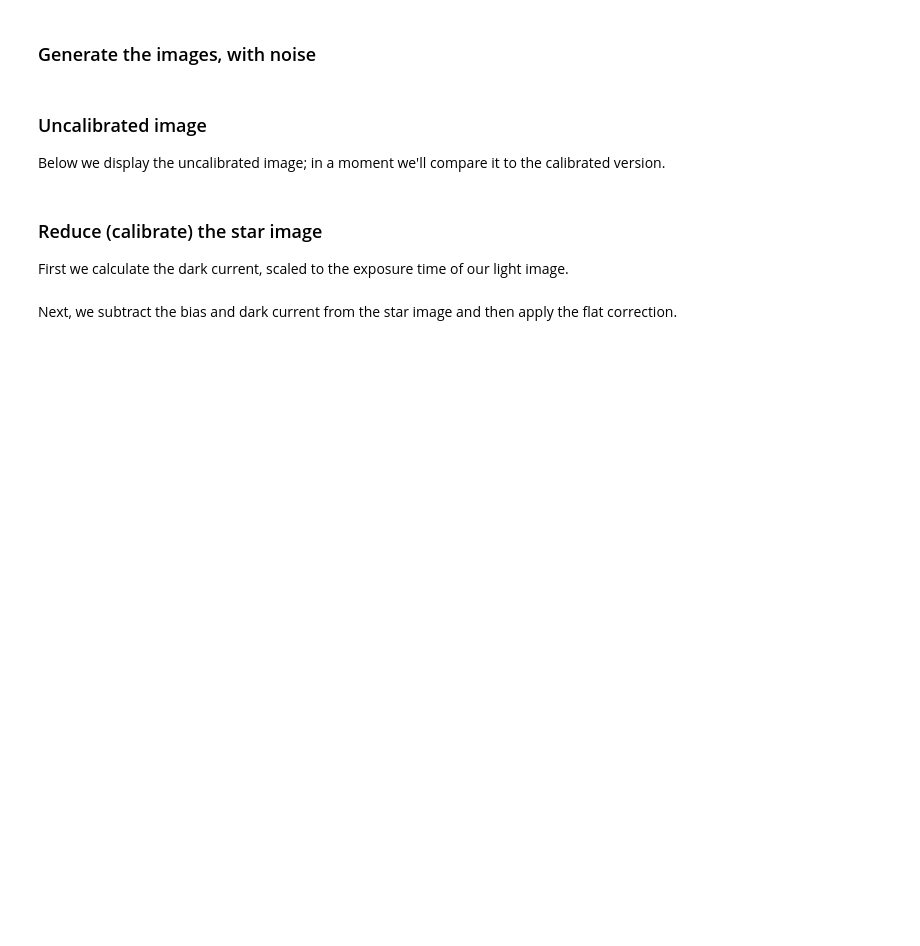
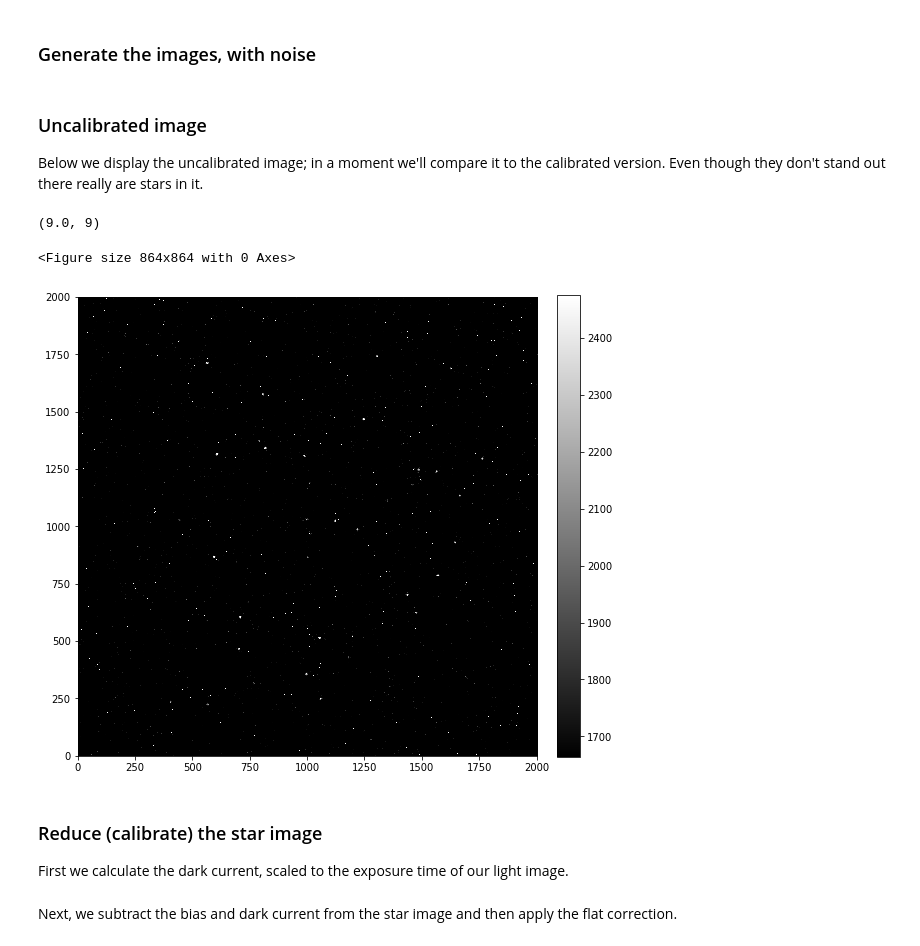
Before and after one commit to mwcraig/ccd-as-book, a Jupyter notebook: content/01-05-Calibration-overview.ipynb, the cells around one changed output. Drawn from its saved outputs; the diff is of its cells as text; code cells hidden in the pictures; blank space fills up the shorter version.

```diff
--- a/content/01-05-Calibration-overview.ipynb
+++ b/content/01-05-Calibration-overview.ipynb
@@ -102,9 +109,14 @@ realistic_stars = (imsim.stars(image, 50, max_counts=max_star_counts) +
 # %% [markdown]
 ### Uncalibrated image
 
-Below we display the uncalibrated image; in a moment we'll compare it to the calibrated version.
+Below we display the uncalibrated image; in a moment we'll compare it to the calibrated version. Even though they don't stand out there really are stars in  it.
 # %%
-show_image(realistic_stars, cmap='gray', percu=99.9)
+plt.figure(figsize=(12, 12))
+show_image(realistic_stars, cmap='gray', percu=99.9, figsize=(9, 9))
+# %% [output]
+(9.0, 9)
+<Figure size 864x864 with 0 Axes>
+[figure, added]
 # %% [markdown]
 ### Reduce (calibrate) the star image
 
```
Also changed, not shown: parts of 8 cells of this notebook, 9 other files.
